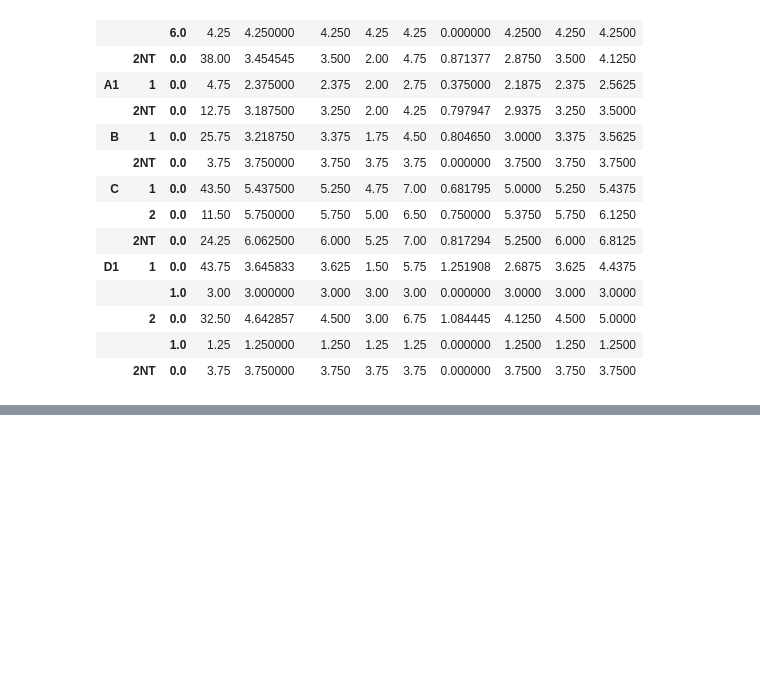
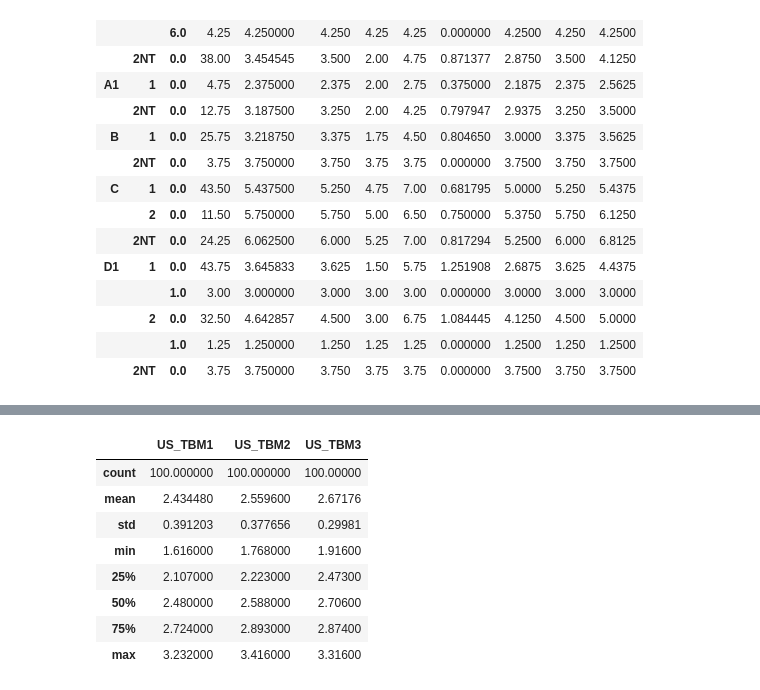
Before and after one commit to Duc-bug/Data-Analysis-Deep-Learning-Explanation, a Jupyter notebook: Week 2/lab2.ipynb, the cells around one changed output, grey strips where cells are left out. Saved outputs shown, nothing was run; the diff lists cells and outputs as text; code cells hidden in the pictures; blank space fills up the shorter version.

```diff
--- a/Week 2/lab2.ipynb
+++ b/Week 2/lab2.ipynb
@@ -107,0 +126,12 @@ pd.pivot_table(data=df_tuyensinh,index=["KT","KV","DT" ],values="DH1",aggfunc=["
+# %%
+K22.describe()
+# %% [output]
+|  | US_TBM1 | US_TBM2 | US_TBM3 |
+| count | 100.000000 | 100.000000 | 100.00000 |
+| mean | 2.434480 | 2.559600 | 2.67176 |
+| std | 0.391203 | 0.377656 | 0.29981 |
+| min | 1.616000 | 1.768000 | 1.91600 |
+| 25% | 2.107000 | 2.223000 | 2.47300 |
+| 50% | 2.480000 | 2.588000 | 2.70600 |
+| 75% | 2.724000 | 2.893000 | 2.87400 |
+| max | 3.232000 | 3.416000 | 3.31600 |
```
Also changed, not shown: parts of 17 cells of this notebook.
